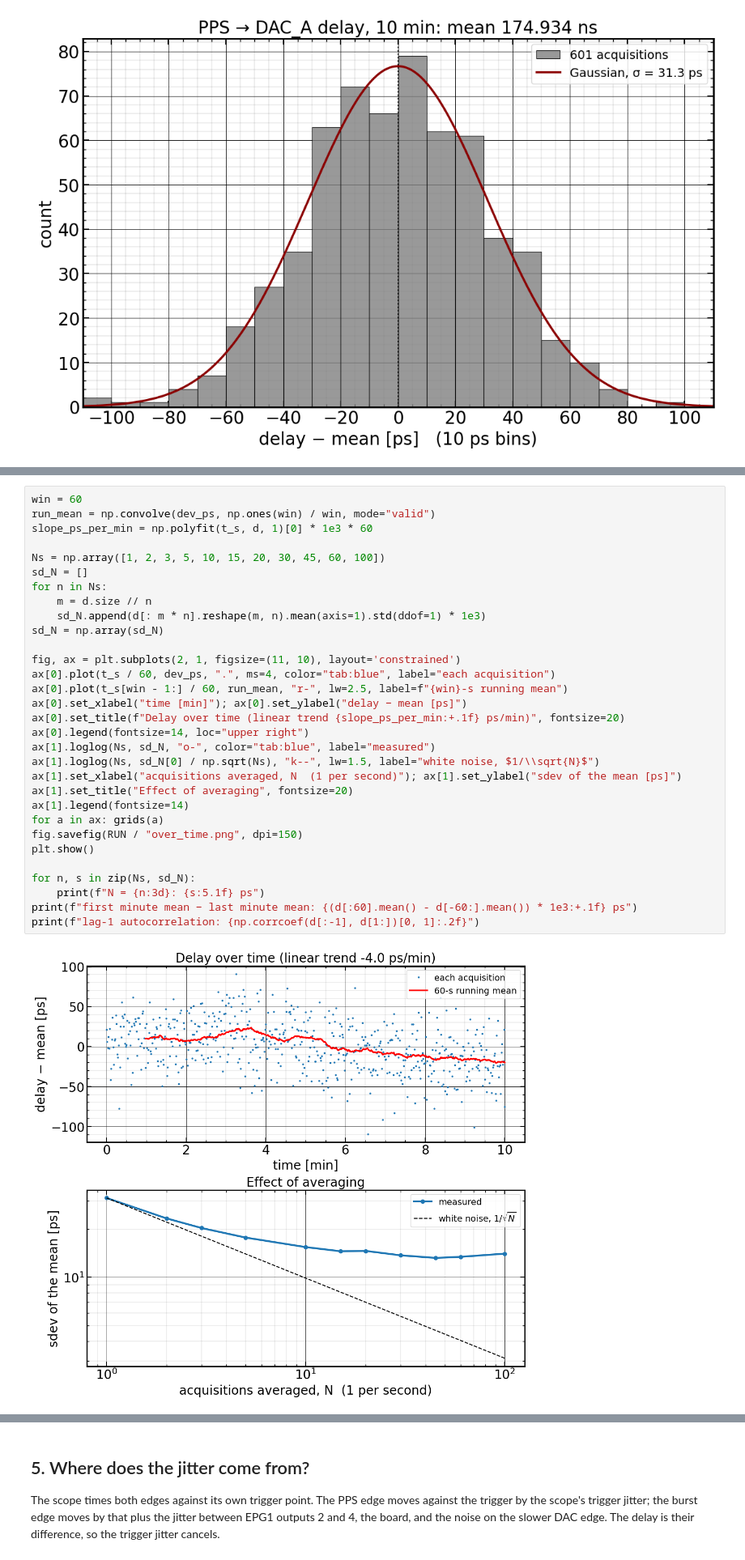
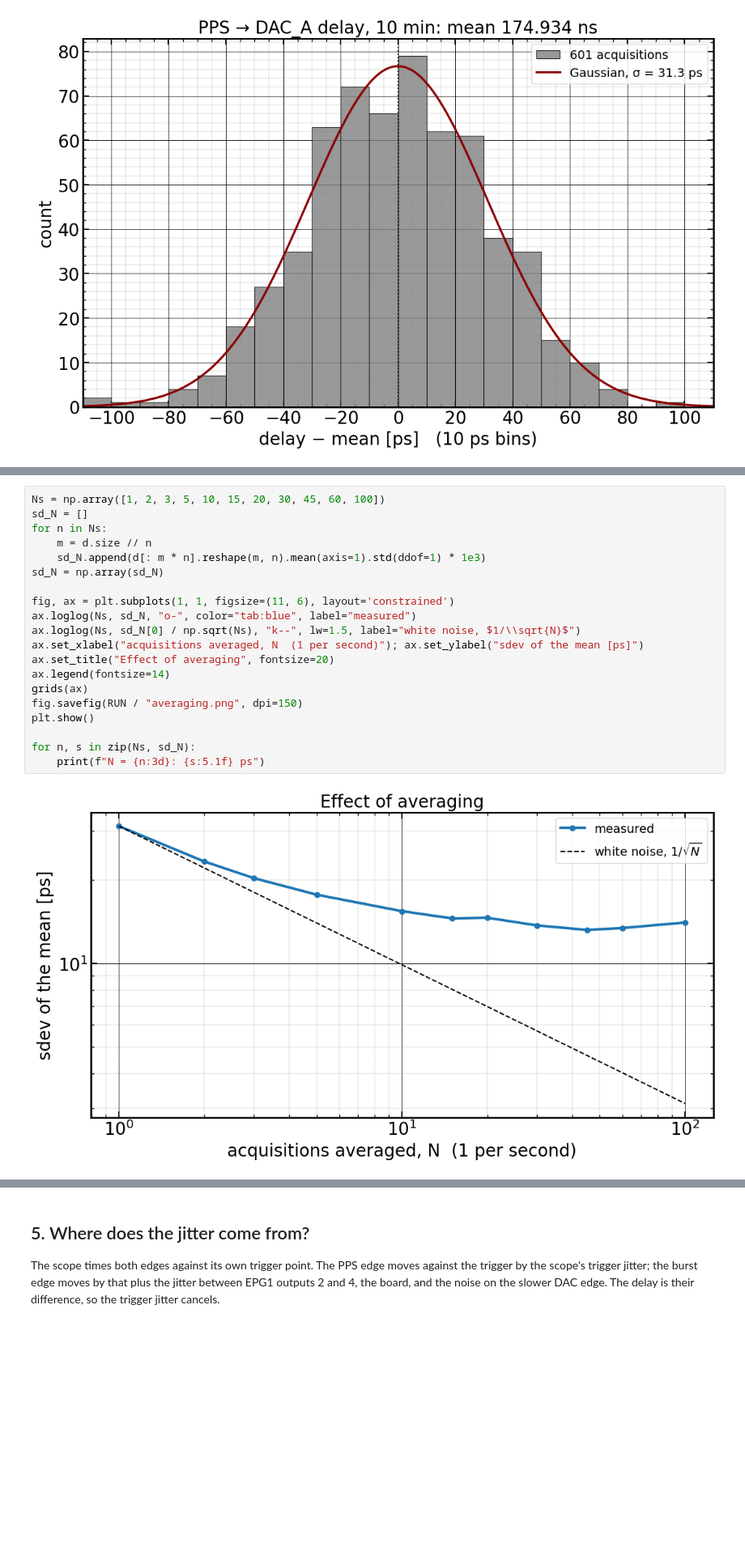
Before and after one commit to felipe-mazzi/PRN, a Jupyter notebook: Oct_27_report.ipynb, the cells around one changed output, grey strips where cells are left out. Shown at 81% size. Saved outputs shown, nothing was run; the diff lists cells and outputs as text; blank space fills up the shorter version.

Commit message:
Split delay-over-time and averaging into separate figures
Co-Authored-By: Claude Opus 5.5 <noreply@anthropic.com>

```diff
--- a/Oct_27_report.ipynb
+++ b/Oct_27_report.ipynb
@@ -129,36 +152,25 @@ Top: every acquisition, with a 60-s running mean. Bottom: the standard deviation
 # %%
-win = 60
-run_mean = np.convolve(dev_ps, np.ones(win) / win, mode="valid")
-slope_ps_per_min = np.polyfit(t_s, d, 1)[0] * 1e3 * 60
-
 Ns = np.array([1, 2, 3, 5, 10, 15, 20, 30, 45, 60, 100])
 sd_N = []
 for n in Ns:
     m = d.size // n
     sd_N.append(d[: m * n].reshape(m, n).mean(axis=1).std(ddof=1) * 1e3)
 sd_N = np.array(sd_N)
 
-fig, ax = plt.subplots(2, 1, figsize=(11, 10), layout='constrained')
-ax[0].plot(t_s / 60, dev_ps, ".", ms=4, color="tab:blue", label="each acquisition")
-ax[0].plot(t_s[win - 1:] / 60, run_mean, "r-", lw=2.5, label=f"{win}-s running mean")
-ax[0].set_xlabel("time [min]"); ax[0].set_ylabel("delay − mean [ps]")
-ax[0].set_title(f"Delay over time (linear trend {slope_ps_per_min:+.1f} ps/min)", fontsize=20)
-ax[0].legend(fontsize=14, loc="upper right")
-ax[1].loglog(Ns, sd_N, "o-", color="tab:blue", label="measured")
-ax[1].loglog(Ns, sd_N[0] / np.sqrt(Ns), "k--", lw=1.5, label="white noise, $1/\\sqrt{N}$")
-ax[1].set_xlabel("acquisitions averaged, N  (1 per second)"); ax[1].set_ylabel("sdev of the mean [ps]")
-ax[1].set_title("Effect of averaging", fontsize=20)
-ax[1].legend(fontsize=14)
-for a in ax: grids(a)
-fig.savefig(RUN / "over_time.png", dpi=150)
+fig, ax = plt.subplots(1, 1, figsize=(11, 6), layout='constrained')
+ax.loglog(Ns, sd_N, "o-", color="tab:blue", label="measured")
+ax.loglog(Ns, sd_N[0] / np.sqrt(Ns), "k--", lw=1.5, label="white noise, $1/\\sqrt{N}$")
+ax.set_xlabel("acquisitions averaged, N  (1 per second)"); ax.set_ylabel("sdev of the mean [ps]")
+ax.set_title("Effect of averaging", fontsize=20)
+ax.legend(fontsize=14)
+grids(ax)
+fig.savefig(RUN / "averaging.png", dpi=150)
 plt.show()
 
 for n, s in zip(Ns, sd_N):
     print(f"N = {n:3d}: {s:5.1f} ps")
-print(f"first minute mean − last minute mean: {(d[:60].mean() - d[-60:].mean()) * 1e3:+.1f} ps")
-print(f"lag-1 autocorrelation: {np.corrcoef(d[:-1], d[1:])[0, 1]:.2f}")
 # %% [output]
-[figure, old version]
+[figure, new version]
 N =   1:  31.3 ps
 N =   2:  23.3 ps
 N =   3:  20.3 ps
```
Also changed, not shown: parts of 4 cells of this notebook, 2 other files.
